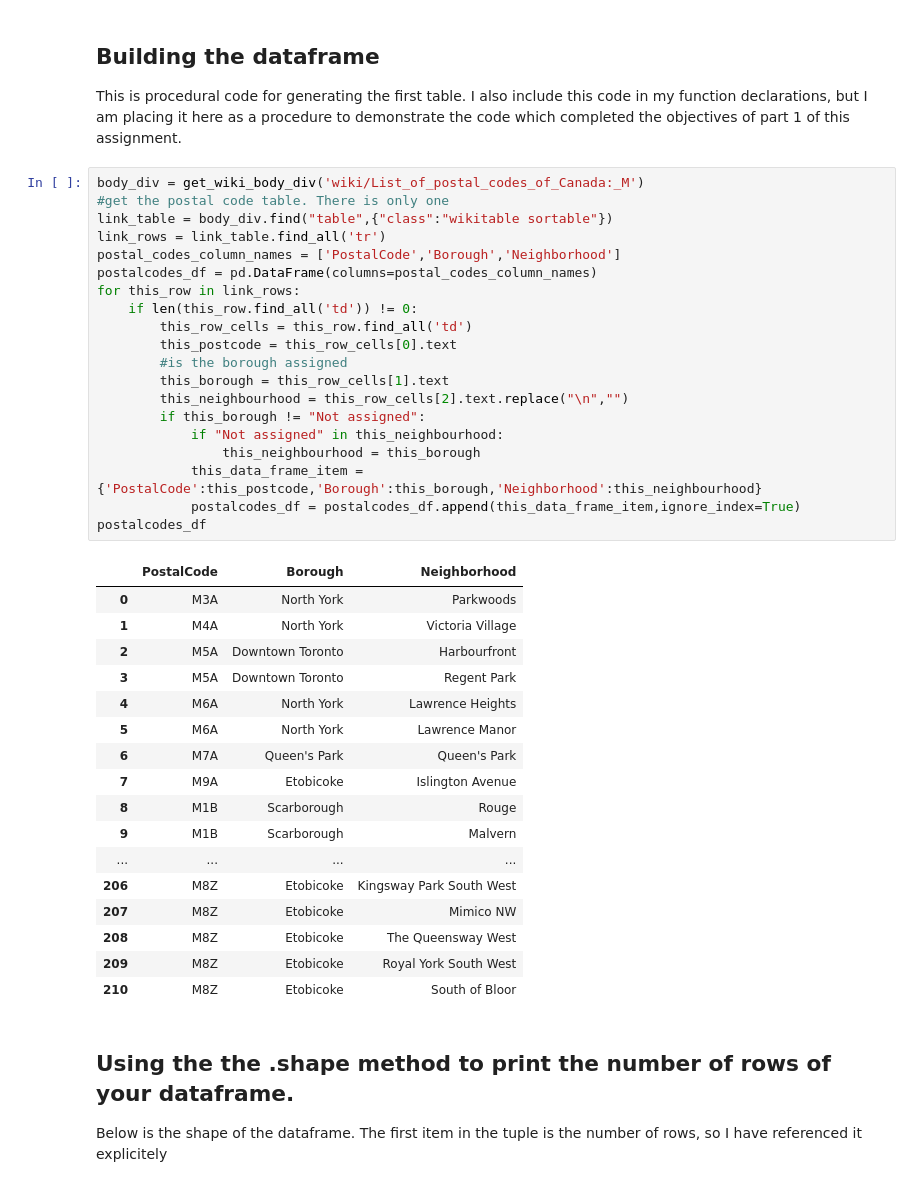
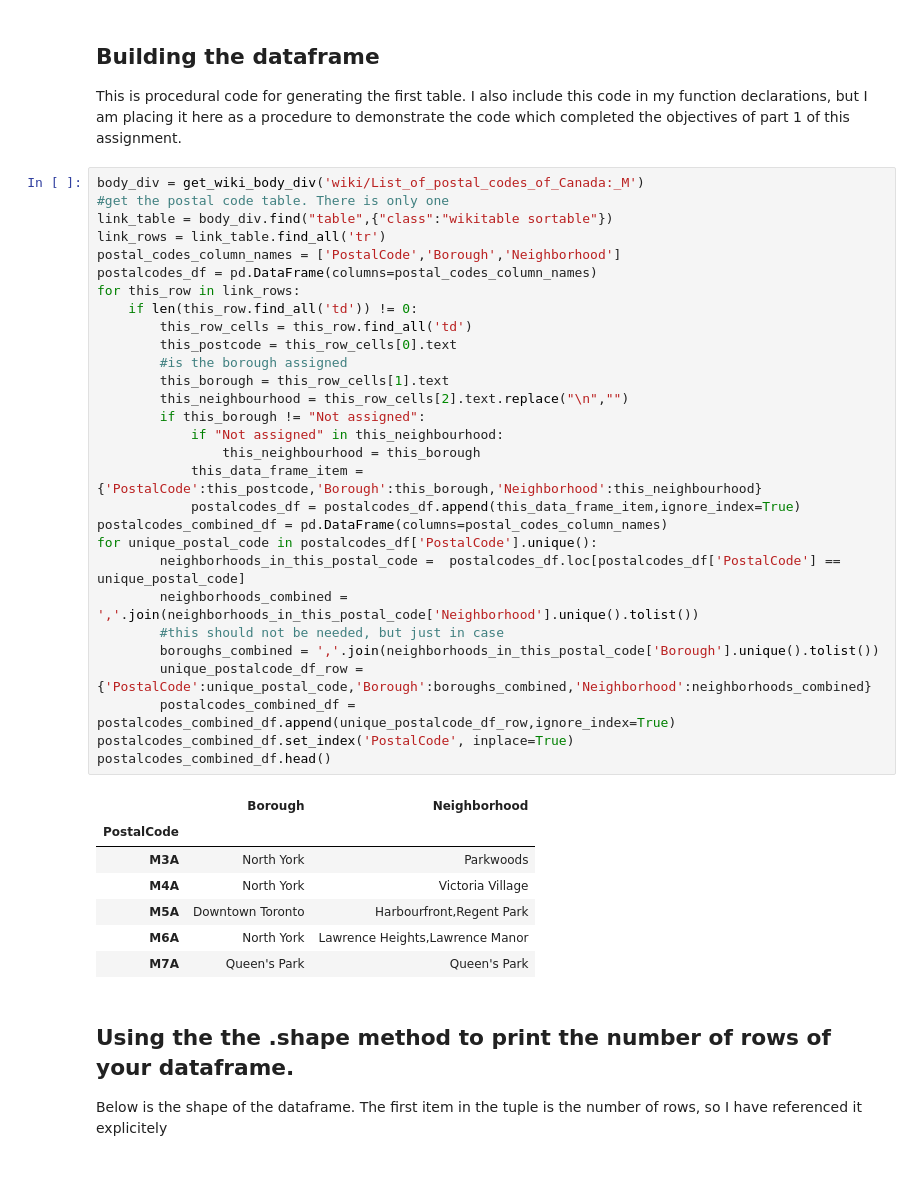
Before and after one commit to matthewgsullivan/Applied_Data_Science_Capstone, a Jupyter notebook: Week 3 Assignment Submission.ipynb, the cells around one changed output. Saved outputs shown, nothing was run; the diff lists cells and outputs as text.

```diff
--- a/Week 3 Assignment Submission.ipynb
+++ b/Week 3 Assignment Submission.ipynb
@@ -457,41 +459,40 @@ This is procedural code for generating the first table. I also include this code
 # %%
 body_div = get_wiki_body_div('wiki/List_of_postal_codes_of_Canada:_M')
 #get the postal code table. There is only one
 link_table = body_div.find("table",{"class":"wikitable sortable"})
 link_rows = link_table.find_all('tr')
 postal_codes_column_names = ['PostalCode','Borough','Neighborhood']
 postalcodes_df = pd.DataFrame(columns=postal_codes_column_names)
 for this_row in link_rows:
     if len(this_row.find_all('td')) != 0:
         this_row_cells = this_row.find_all('td')
         this_postcode = this_row_cells[0].text
         #is the borough assigned
         this_borough = this_row_cells[1].text
         this_neighbourhood = this_row_cells[2].text.replace("\n","")
         if this_borough != "Not assigned":
             if "Not assigned" in this_neighbourhood:
                 this_neighbourhood = this_borough
             this_data_frame_item = {'PostalCode':this_postcode,'Borough':this_borough,'Neighborhood':this_neighbourhood}
             postalcodes_df = postalcodes_df.append(this_data_frame_item,ignore_index=True)
-postalcodes_df
+postalcodes_combined_df = pd.DataFrame(columns=postal_codes_column_names)
+for unique_postal_code in postalcodes_df['PostalCode'].unique():
+        neighborhoods_in_this_postal_code =  postalcodes_df.loc[postalcodes_df['PostalCode'] == unique_postal_code]
+        neighborhoods_combined = ','.join(neighborhoods_in_this_postal_code['Neighborhood'].unique().tolist())
+        #this should not be needed, but just in case
+        boroughs_combined = ','.join(neighborhoods_in_this_postal_code['Borough'].unique().tolist())
+        unique_postalcode_df_row = {'PostalCode':unique_postal_code,'Borough':boroughs_combined,'Neighborhood':neighborhoods_combined}
+        postalcodes_combined_df = postalcodes_combined_df.append(unique_postalcode_df_row,ignore_index=True)
+postalcodes_combined_df.set_index('PostalCode', inplace=True)
+postalcodes_combined_df.head()
 # %% [output]
-|  | PostalCode | Borough | Neighborhood |
-| 0 | M3A | North York | Parkwoods |
-| 1 | M4A | North York | Victoria Village |
-| 2 | M5A | Downtown Toronto | Harbourfront |
-| 3 | M5A | Downtown Toronto | Regent Park |
-| 4 | M6A | North York | Lawrence Heights |
-| 5 | M6A | North York | Lawrence Manor |
-| 6 | M7A | Queen's Park | Queen's Park |
-| 7 | M9A | Etobicoke | Islington Avenue |
-| 8 | M1B | Scarborough | Rouge |
-| 9 | M1B | Scarborough | Malvern |
-| ... | ... | ... | ... |
-| 206 | M8Z | Etobicoke | Kingsway Park South West |
-| 207 | M8Z | Etobicoke | Mimico NW |
-| 208 | M8Z | Etobicoke | The Queensway West |
-| 209 | M8Z | Etobicoke | Royal York South West |
-| 210 | M8Z | Etobicoke | South of Bloor |
+|  | Borough | Neighborhood |
+| PostalCode |  |  |
+| M3A | North York | Parkwoods |
+| M4A | North York | Victoria Village |
+| M5A | Downtown Toronto | Harbourfront,Regent Park |
+| M6A | North York | Lawrence Heights,Lawrence Manor |
+| M7A | Queen's Park | Queen's Park |
 # %% [markdown]
 ## Using the the .shape method to print the number of rows of your dataframe.
 
```
Also changed, not shown: parts of 3 cells of this notebook.
